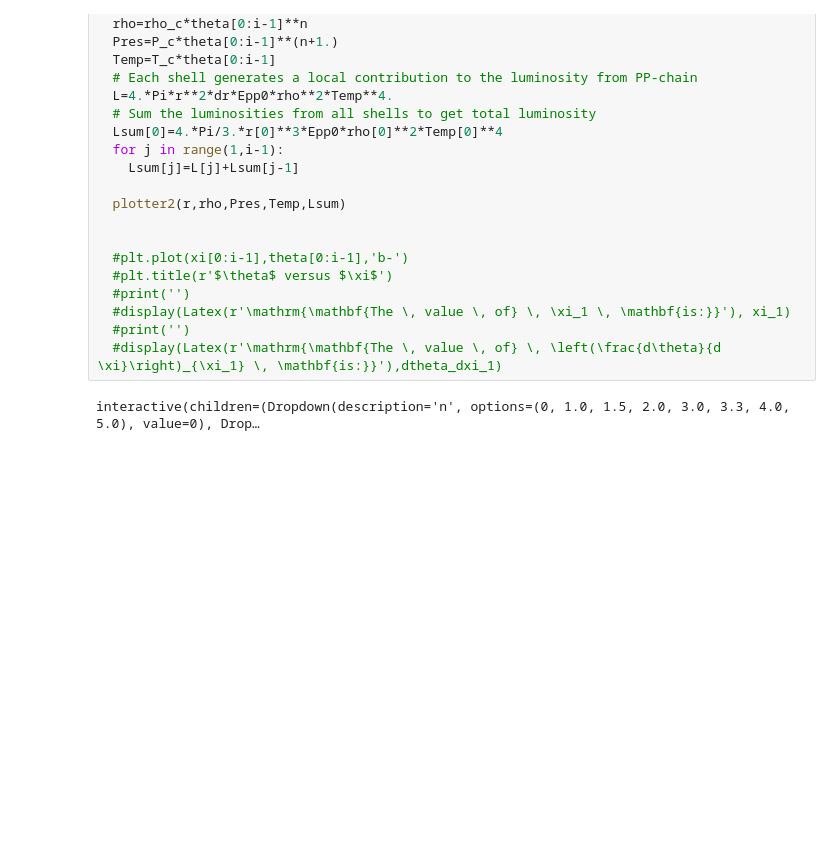
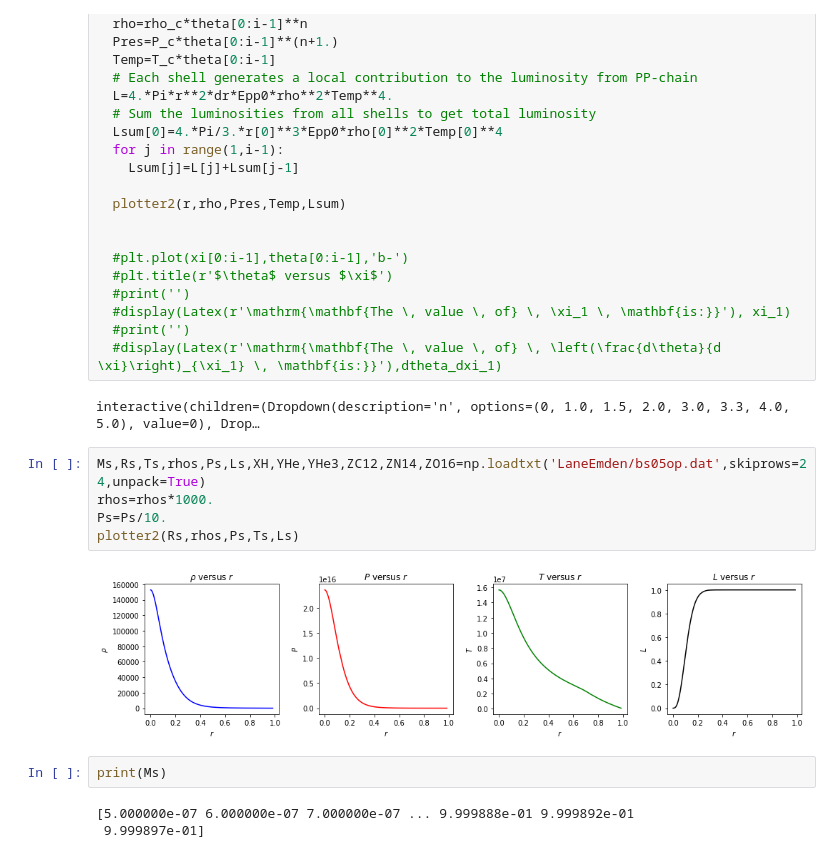
Before and after one commit to rpn1966/LaneEmden, a Jupyter notebook: LaneEmdenWidget.ipynb, the cells around one changed output. Saved outputs shown, nothing was run; the diff lists cells and outputs as text; blank space fills up the shorter version.

```diff
--- a/LaneEmdenWidget.ipynb
+++ b/LaneEmdenWidget.ipynb
@@ -185,3 +194,15 @@ def lane_emden(n,Mstar,Rstar):
   #display(Latex(r'\mathrm{\mathbf{The \, value \, of} \, \left(\frac{d\theta}{d \xi}\right)_{\xi_1} \, \mathbf{is:}}'),dtheta_dxi_1)
 # %% [output]
 interactive(children=(Dropdown(description='n', options=(0, 1.0, 1.5, 2.0, 3.0, 3.3, 4.0, 5.0), value=0), Drop…
+# %%
+Ms,Rs,Ts,rhos,Ps,Ls,XH,YHe,YHe3,ZC12,ZN14,ZO16=np.loadtxt('LaneEmden/bs05op.dat',skiprows=24,unpack=True)
+rhos=rhos*1000.
+Ps=Ps/10.
+plotter2(Rs,rhos,Ps,Ts,Ls)
+# %% [output]
+[figure, added]
+# %%
+print(Ms)
+# %% [output]
+[5.000000e-07 6.000000e-07 7.000000e-07 ... 9.999888e-01 9.999892e-01
+ 9.999897e-01]
```
Also changed, not shown: parts of 1 cell of this notebook.
